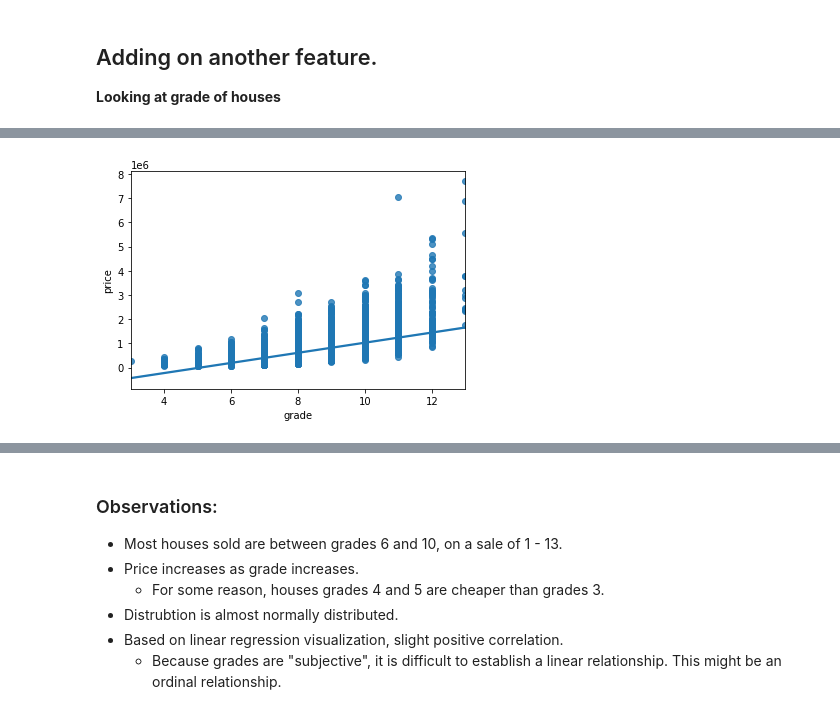
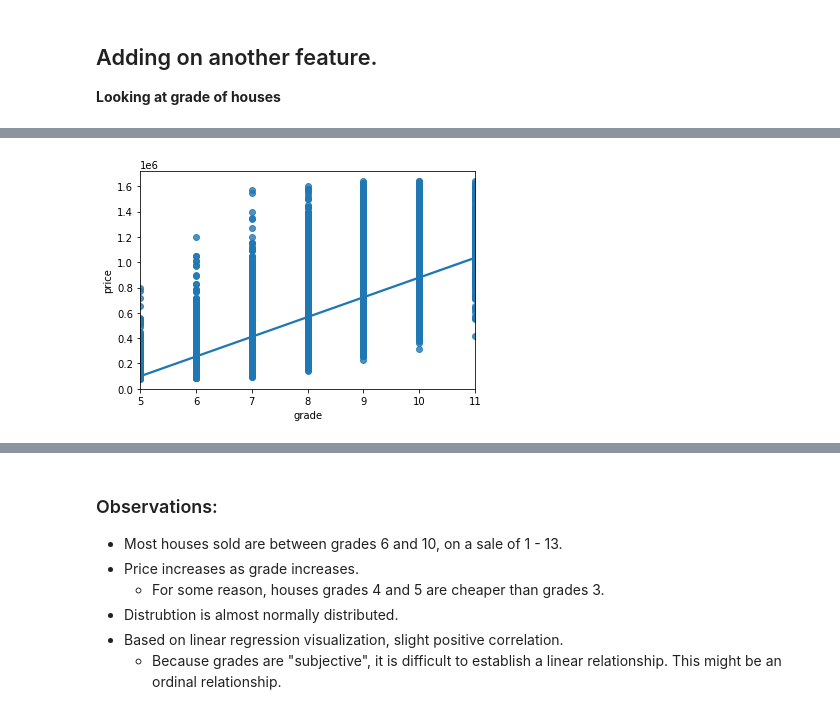
Before and after one commit to letruong711/Seattle-Area-Housing-Analysis, a Jupyter notebook: Starting Analysis.ipynb, the cells around one changed output, grey strips where cells are left out. Cells and saved outputs as stored; diff of their text form; code cells hidden in the pictures.

```diff
--- a/Starting Analysis.ipynb
+++ b/Starting Analysis.ipynb
@@ -444,3 +539,7 @@ Low P_Value means we reject the null hypothesis because this model violates the
 # %% [markdown]
 ## Adding on another feature.
 **Looking at grade of houses**
+# %%
+model_2 = df[['bathrooms', 'price', 'grade']]
+model_2 = model_2.set_index('price').reset_index()
+model_2
@@ -446,0 +560,5 @@ Low P_Value means we reject the null hypothesis because this model violates the
+# %%
+model_2['price'] = model_2['price'].astype('int64')
+# %%
+model_2 = model_2[(np.abs(stats.zscore(model_2)) < 3).all(axis=1)]
+model_2
@@ -459,4 +610,4 @@ price['grade'].hist();
 # %%
-sns.regplot(x="grade", y="price", data=price);
+sns.regplot(x="grade", y="price", data=model_2);
 # %% [output]
-[figure, old version]
+[figure, new version]
```
Also changed, not shown: parts of 73 cells of this notebook.
